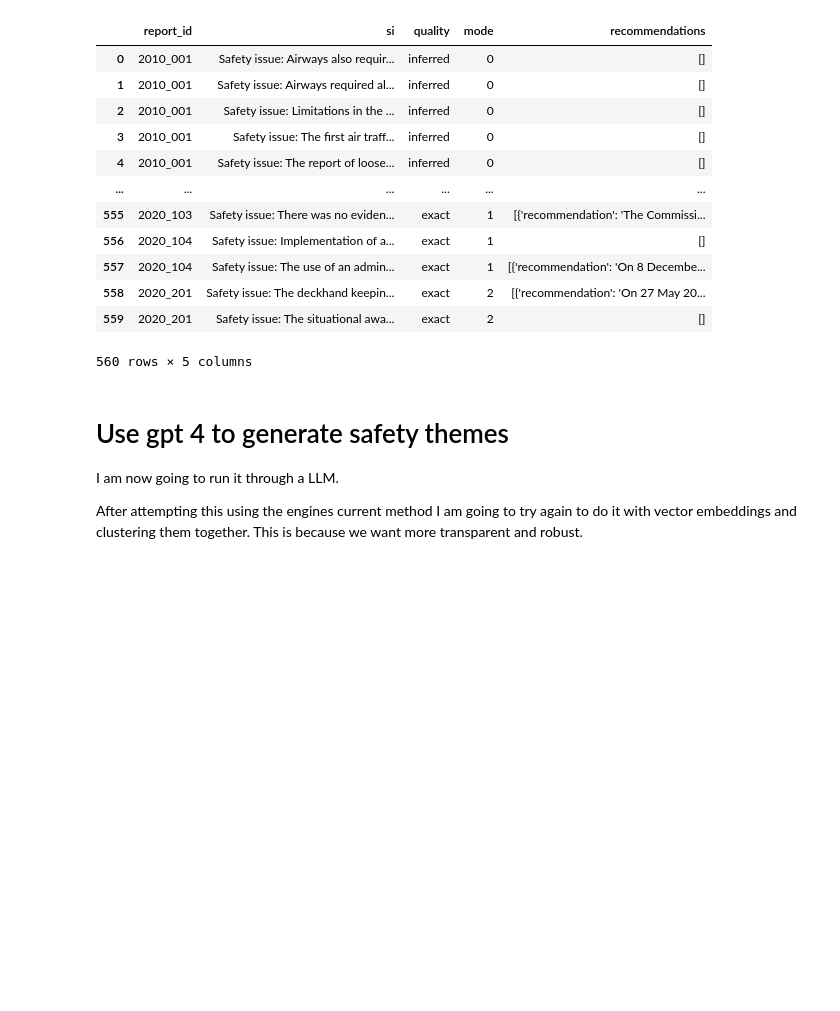
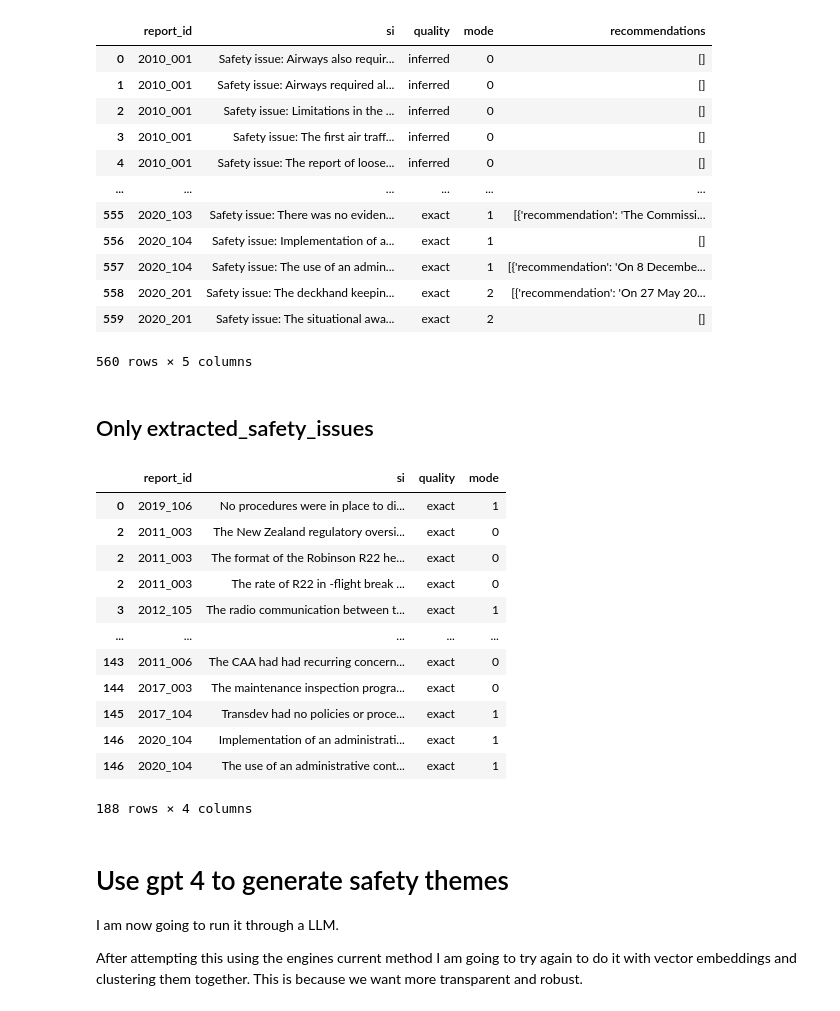
Before and after one commit to 1jamesthompson1/TAIC-report-summary, a Jupyter notebook: notebooks/safety themes_from_safety_issues/safety_themes_from_safety_issues.ipynb, the cells around one changed output. Cells and saved outputs as stored; diff of their text form; code cells hidden in the pictures; blank space fills up the shorter version.

```diff
--- a/notebooks/safety themes_from_safety_issues/safety_themes_from_safety_issues.ipynb
+++ b/notebooks/safety themes_from_safety_issues/safety_themes_from_safety_issues.ipynb
@@ -232,6 +232,34 @@ merged_si_recs
 | 558 | 2020_201 | Safety issue: The deckhand keepin... | exact | 2 | [{'recommendation': 'On 27 May 20... |
 | 559 | 2020_201 | Safety issue: The situational awa... | exact | 2 | [] |
 560 rows × 5 columns
+# %% [markdown]
+## Only extracted_safety_issues
+# %%
+extracted_safety_issues = pd.read_pickle('only_regex_extracted_si.pkl')[['file', 'safety_issues']]
+
+extracted_safety_issues = extracted_safety_issues.rename(columns = {'file': 'report_id', 'safety_issues': 'si'})
+
+extracted_safety_issues['quality'] = "exact"
+
+extracted_safety_issues['mode'] = extracted_safety_issues['report_id'].apply(lambda x: int(x[5]))
+
+extracted_safety_issues['si'] = extracted_safety_issues['si'].apply(lambda x: x.strip())
+
+extracted_safety_issues
+# %% [output]
+|  | report_id | si | quality | mode |
+| 0 | 2019_106 | No procedures were in place to di... | exact | 1 |
+| 2 | 2011_003 | The New Zealand regulatory oversi... | exact | 0 |
+| 2 | 2011_003 | The format of the Robinson R22 he... | exact | 0 |
+| 2 | 2011_003 | The rate of R22 in -flight break ... | exact | 0 |
+| 3 | 2012_105 | The radio communication between t... | exact | 1 |
+| ... | ... | ... | ... | ... |
+| 143 | 2011_006 | The CAA had had recurring concern... | exact | 0 |
+| 144 | 2017_003 | The maintenance inspection progra... | exact | 0 |
+| 145 | 2017_104 | Transdev had no policies or proce... | exact | 1 |
+| 146 | 2020_104 | Implementation of an administrati... | exact | 1 |
+| 146 | 2020_104 | The use of an administrative cont... | exact | 1 |
+188 rows × 4 columns
 # %% [markdown]
 # Use gpt 4 to generate safety themes
 
```
Also changed, not shown: parts of 2 cells of this notebook, 1 other file.
